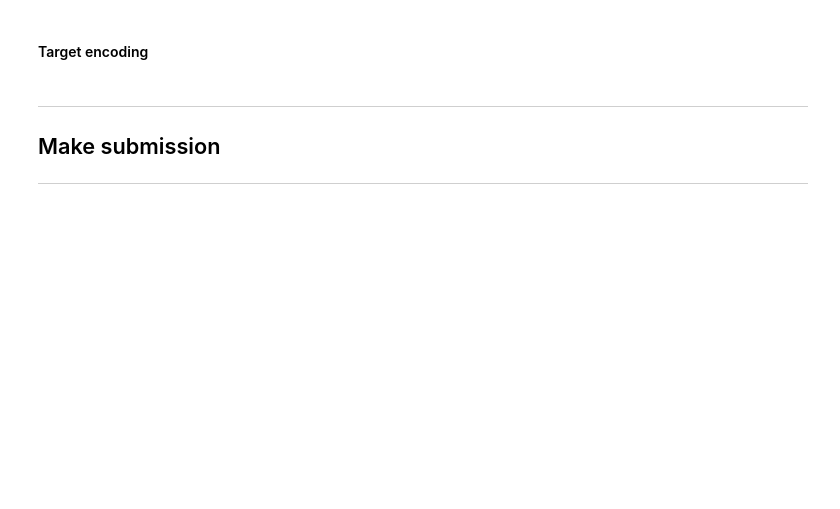
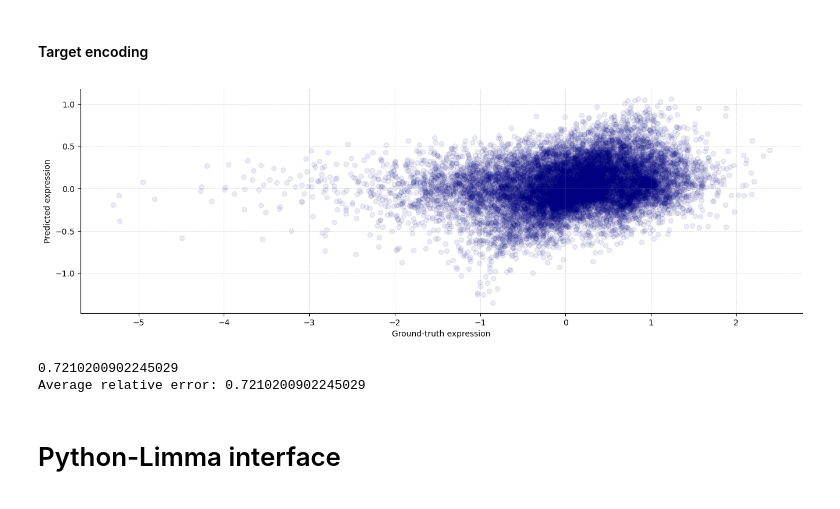
Before and after one commit to AntoinePassemiers/Open-Challenges-Single-Cell-Perturbations, a Jupyter notebook: op2-exp-dl.ipynb, the cells around one changed output. Cells and saved outputs as stored; diff of their text form; code cells hidden in the pictures; blank space fills up the shorter version.

```diff
--- a/op2-exp-dl.ipynb
+++ b/op2-exp-dl.ipynb
@@ -221,7 +315,8 @@ class MultiOutputTargetEncoder:
 
         Args:
             X: Array of shape `(n, n_features)` containing categories as strings or integers.
-                Typical, `n_features` is equal to 2 (cell type + compound).
+                In the present case `n_features` is equal to 5
+                (cell type, compound, library, donor, plate).
             y: Array of shape `(n, n_genes)` containing the DE values for all the genes.
         """
         self.encoders = []
@@ -255,7 +350,7 @@ encoder.fit(meta_df[['sm_name', 'donor_id', 'plate_name', 'row', 'cell_type']],
 X = encoder.transform(meta_df[['sm_name', 'donor_id', 'plate_name', 'row', 'cell_type']])
 X = torch.FloatTensor(X)
 # %%
-def train(idx_train):
+def train(idx_train, n_iter: int = 10):
     idx_train = np.copy(idx_train)
     model = NN(len(gene_names))
 
@@ -263,7 +358,7 @@ def train(idx_train):
     scheduler = torch.optim.lr_scheduler.ReduceLROnPlateau(
             optimizer, mode='min', factor=0.9, patience=10, verbose=False, threshold=0.0001,
             threshold_mode='rel', cooldown=2, min_lr=1e-5, eps=1e-08)
-    pbar = tqdm.tqdm(range(10))
+    pbar = tqdm.tqdm(range(n_iter))
     for epoch in pbar:
         total_loss, baseline_total_loss = 0, 0
         np.random.shuffle(idx_train)
@@ -290,30 +385,42 @@ def train(idx_train):
 # %%
 models = []
 rel_errors = []
 kf = KFold(n_splits=10, random_state=SEED, shuffle=True)
 for i, (train_index, test_index) in enumerate(kf.split(y)):
 
     # Train model
     model = train(train_index)
     model.eval()
     models.append(model)
 
     # Predict on held-out samples
     Y = torch.FloatTensor(y_scaled[test_index, :])
     Y_pred, W_pred = model.forward(X[test_index])
 
-    plt.scatter(Y[0, :].cpu().data.numpy(), Y_pred[0, :].cpu().data.numpy(), alpha=0.1)
+    # Plot predictions for 1st sample
+    plt.figure(figsize=(16, 5))
+    ax = plt.subplot(1, 1, 1)
+    plt.scatter(Y[0, :].cpu().data.numpy(), Y_pred[0, :].cpu().data.numpy(), alpha=0.08, color='navy')
+    plt.grid(alpha=0.4, color='grey', linestyle='--', linewidth=0.5)
+    ax.spines[['right', 'top']].set_visible(False)
+    plt.xlabel('Ground-truth expression')
+    plt.ylabel('Predicted expression')
     plt.show()
 
     #mrrmse = torch.mean(torch.abs(Y - Y_pred)).item()
     #baseline_mrrmse = torch.mean(torch.abs(Y - torch.mean(Y, dim=0).unsqueeze(0))).item()
     mrrmse = torch.mean(torch.sqrt(torch.mean(torch.square(Y - Y_pred), dim=1))).item()
     baseline_mrrmse = torch.mean(torch.sqrt(torch.mean(torch.square(Y - torch.mean(Y, dim=0).unsqueeze(0)), dim=1))).item()
     rel_errors.append(mrrmse / baseline_mrrmse)
     print(rel_errors[-1])
 
+    break  # For speed
+
 print(f'Average relative error: {np.mean(rel_errors)}')
 
 # Average relative error: 0.6952671768202316
-# Average relative error: 0.6932183754092522
+# %% [output]
+[figure, added]
+0.7210200902245029
+Average relative error: 0.7210200902245029
 # %%
@@ -321,9 +428,5 @@ model = train(np.arange(len(y)))
-# %% [markdown]
----
-
-## Make submission
-
----
+# %% [markdown]
+<h1 id="limma">Python-Limma interface</h1> <a class="anchor" id="limma"></a>
 # %%
 class Limma:
 
```
Also changed, not shown: parts of 19 cells of this notebook, 11 other files.
